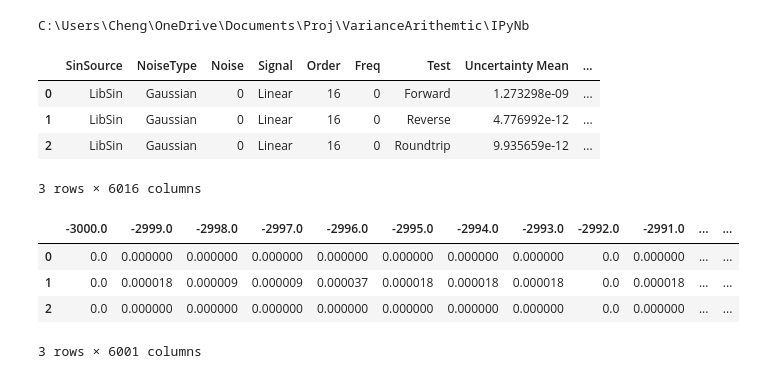
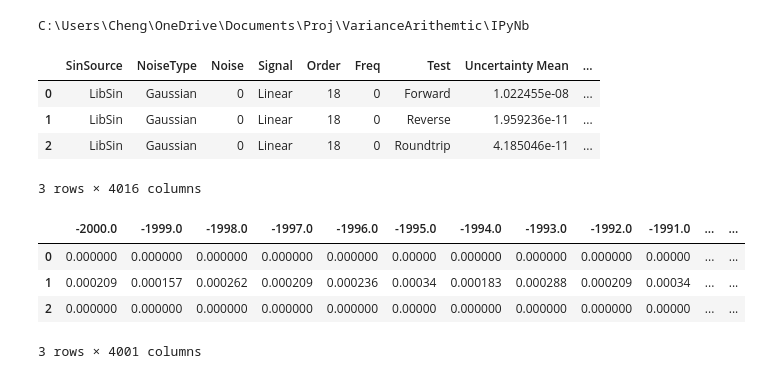
Before and after one commit to Chengpu0707/VarianceArithmetic, a Jupyter notebook: IPyNb/LibLinearClean.ipynb, the cells around one changed output. Saved outputs shown, nothing was run; the diff lists cells and outputs as text; code cells hidden in the pictures.

```diff
--- a/IPyNb/LibLinearClean.ipynb
+++ b/IPyNb/LibLinearClean.ipynb
@@ -9,23 +9,23 @@ print(os.getcwd())
 # %% [output]
 C:\Users\Cheng\OneDrive\Documents\Proj\VarianceArithemtic\IPyNb
 # %%
-df = pd.read_csv("../Python/Output/Lib_Linear_16.txt", sep='\t')
+df = pd.read_csv("../Python/Output/FFT_Lib_Linear_18.txt", sep='\t')
 df.head()
 # %% [output]
 |  | SinSource | NoiseType | Noise | Signal | Order | Freq | Test | Uncertainty Mean | ... |
-| 0 | LibSin | Gaussian | 0 | Linear | 16 | 0 | Forward | 1.273298e-09 | ... |
-| 1 | LibSin | Gaussian | 0 | Linear | 16 | 0 | Reverse | 4.776992e-12 | ... |
-| 2 | LibSin | Gaussian | 0 | Linear | 16 | 0 | Roundtrip | 9.935659e-12 | ... |
+| 0 | LibSin | Gaussian | 0 | Linear | 18 | 0 | Forward | 1.022455e-08 | ... |
+| 1 | LibSin | Gaussian | 0 | Linear | 18 | 0 | Reverse | 1.959236e-11 | ... |
+| 2 | LibSin | Gaussian | 0 | Linear | 18 | 0 | Roundtrip | 4.185046e-11 | ... |
-3 rows × 6016 columns
+3 rows × 4016 columns
 # %%
-sHisto = [str(i/1) for i in range(-3000, 3001, 1)]
+sHisto = [str(i/1) for i in range(-2000, 2001, 1)]
 df[sHisto].head()
 # %% [output]
-|  | -3000.0 | -2999.0 | -2998.0 | -2997.0 | -2996.0 | -2995.0 | -2994.0 | -2993.0 | -2992.0 | -2991.0 | ... | ... |
-| 0 | 0.0 | 0.000000 | 0.000000 | 0.000000 | 0.000000 | 0.000000 | 0.000000 | 0.000000 | 0.0 | 0.000000 | ... | ... |
-| 1 | 0.0 | 0.000018 | 0.000009 | 0.000009 | 0.000037 | 0.000018 | 0.000018 | 0.000018 | 0.0 | 0.000018 | ... | ... |
-| 2 | 0.0 | 0.000000 | 0.000000 | 0.000000 | 0.000000 | 0.000000 | 0.000000 | 0.000000 | 0.0 | 0.000000 | ... | ... |
+|  | -2000.0 | -1999.0 | -1998.0 | -1997.0 | -1996.0 | -1995.0 | -1994.0 | -1993.0 | -1992.0 | -1991.0 | ... | ... |
+| 0 | 0.000000 | 0.000000 | 0.000000 | 0.000000 | 0.000000 | 0.00000 | 0.000000 | 0.000000 | 0.000000 | 0.00000 | ... | ... |
+| 1 | 0.000209 | 0.000157 | 0.000262 | 0.000209 | 0.000236 | 0.00034 | 0.000183 | 0.000288 | 0.000209 | 0.00034 | ... | ... |
+| 2 | 0.000000 | 0.000000 | 0.000000 | 0.000000 | 0.000000 | 0.00000 | 0.000000 | 0.000000 | 0.000000 | 0.00000 | ... | ... |
-3 rows × 6001 columns
+3 rows × 4001 columns
 # %%
 def PlotHistogram( order, noise, sinSource, signal, freq=0, ylim=[] ):
     signalName = 'Sin/Cos' if signal=='Aggr' else signal if signal=='Linear' else f'{signal} freq={freq}'
```
Also changed, not shown: parts of 2 cells of this notebook, 8 other files.
